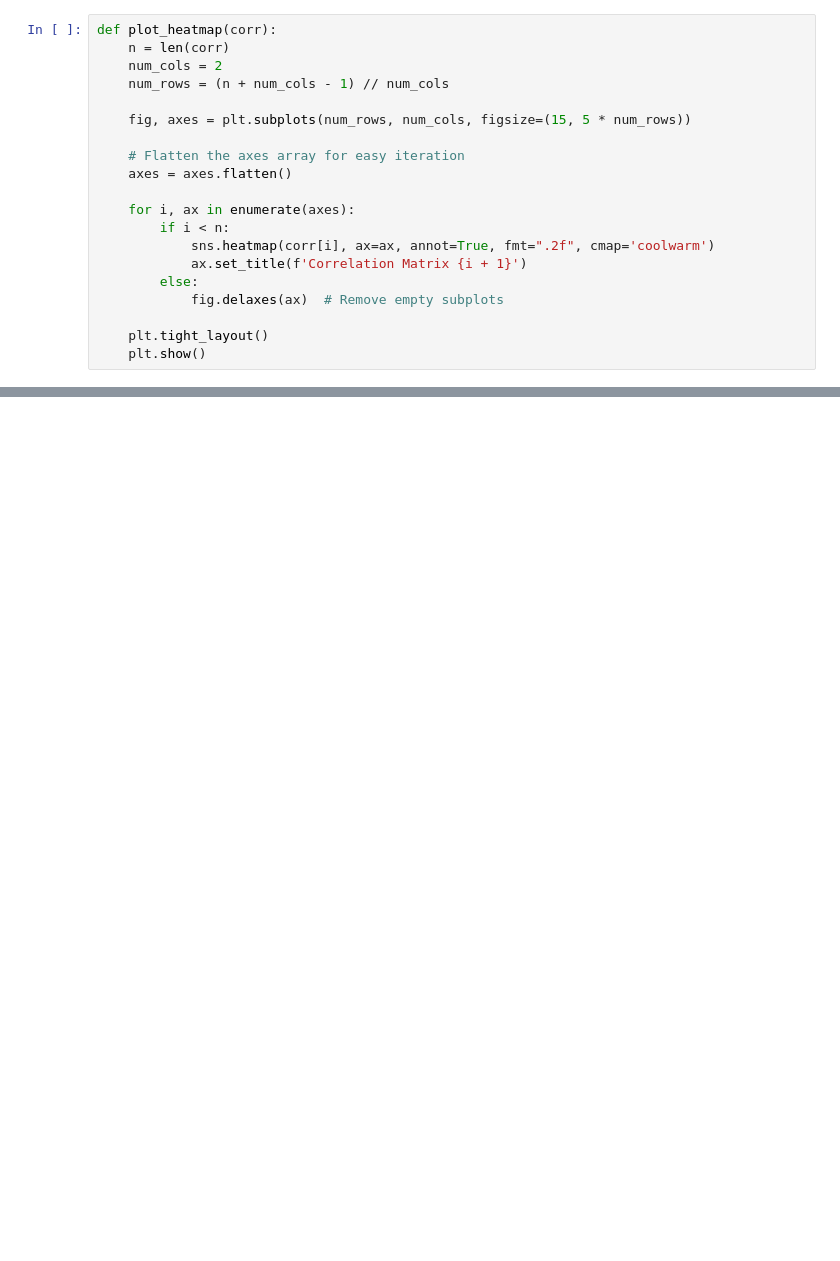
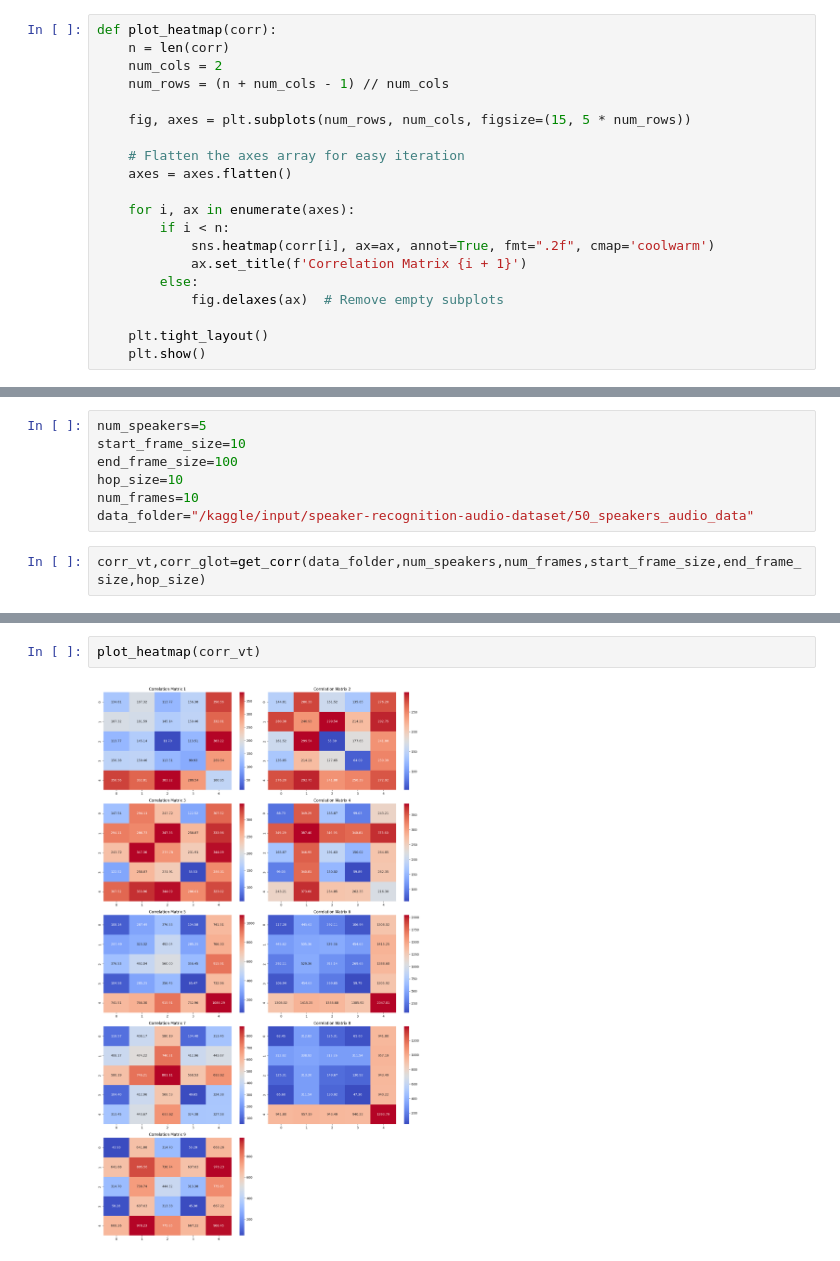
Before and after one commit to SRI2024-Voice-Biometric/Feature-Extraction, a Jupyter notebook: parameterised-method-analysis-window-size.ipynb, the cells around one changed output, grey strips where cells are left out. Saved outputs shown, nothing was run; the diff lists cells and outputs as text; blank space fills up the shorter version.

```diff
--- a/parameterised-method-analysis-window-size.ipynb
+++ b/parameterised-method-analysis-window-size.ipynb
@@ -198,0 +198,9 @@ plot_heatmap(corr_glot)
+# %%
+num_speakers=5
+start_frame_size=10
+end_frame_size=100
+hop_size=10
+num_frames=10
+data_folder="/kaggle/input/speaker-recognition-audio-dataset/50_speakers_audio_data"
+# %%
+corr_vt,corr_glot=get_corr(data_folder,num_speakers,num_frames,start_frame_size,end_frame_size,hop_size)
@@ -198,0 +217,4 @@ plot_heatmap(corr_glot)
+# %%
+plot_heatmap(corr_vt)
+# %% [output]
+[figure, added]
```
Also changed, not shown: parts of 6 cells of this notebook.
